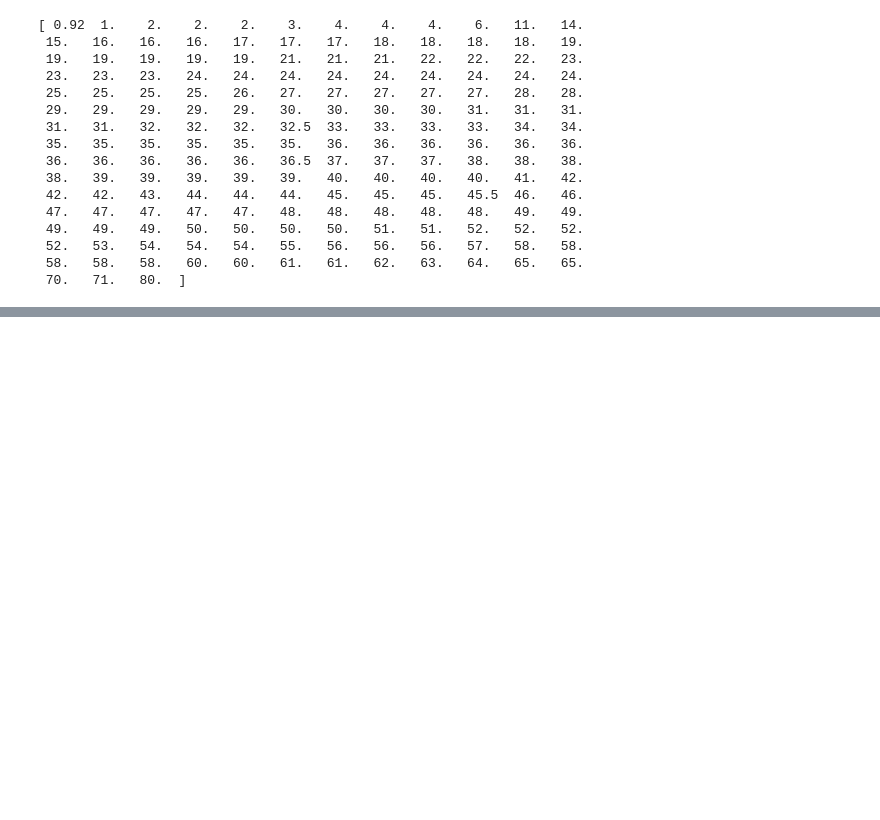
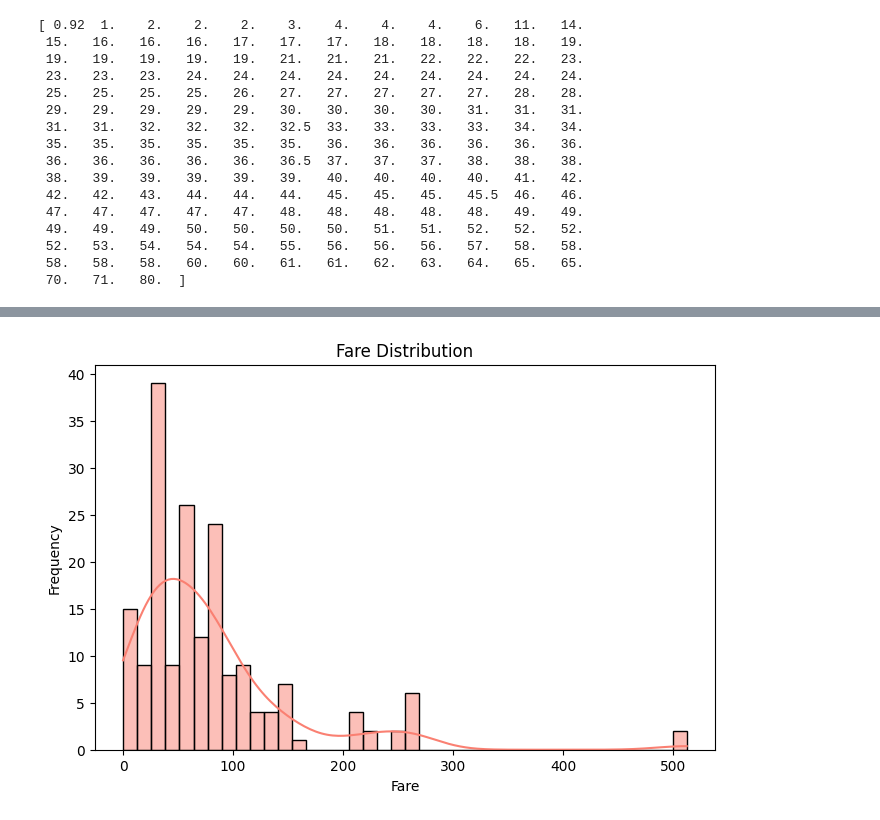
Before and after one commit to Sathwik-ch/EDA, a Jupyter notebook: Titanic.ipynb, the cells around one changed output, grey strips where cells are left out. Cells and saved outputs as stored; diff of their text form; code cells hidden in the pictures; blank space fills up the shorter version.

```diff
--- a/Titanic.ipynb
+++ b/Titanic.ipynb
@@ -468,0 +504,9 @@ NameError: name 'ages' is not defined
+# %%
+plt.figure(figsize=(8, 5))
+sns.histplot(fares, bins=40, kde=True, color='salmon')
+plt.title('Fare Distribution')
+plt.xlabel('Fare')
+plt.ylabel('Frequency')
+plt.show()
+# %% [output]
+[figure, added]
```
Also changed, not shown: parts of 15 cells of this notebook.
